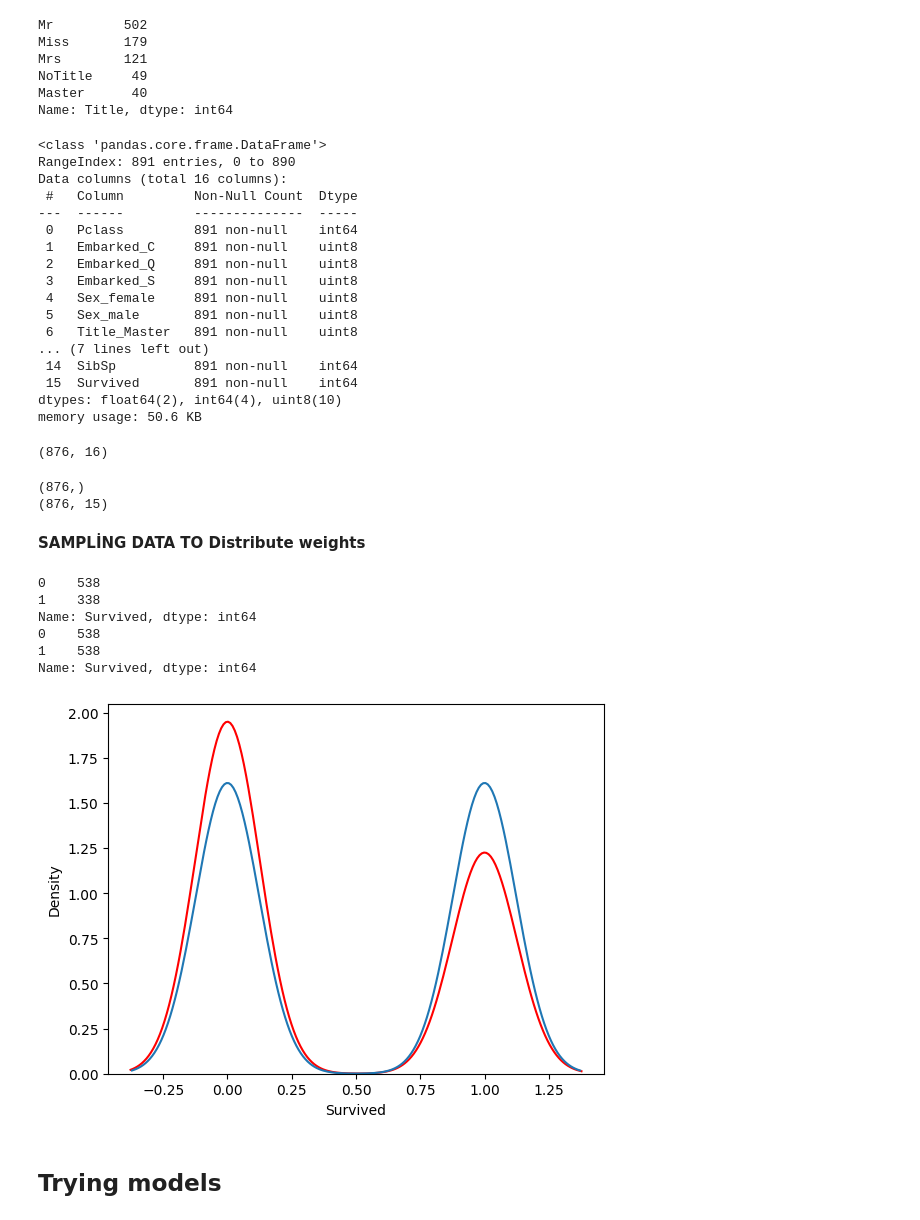
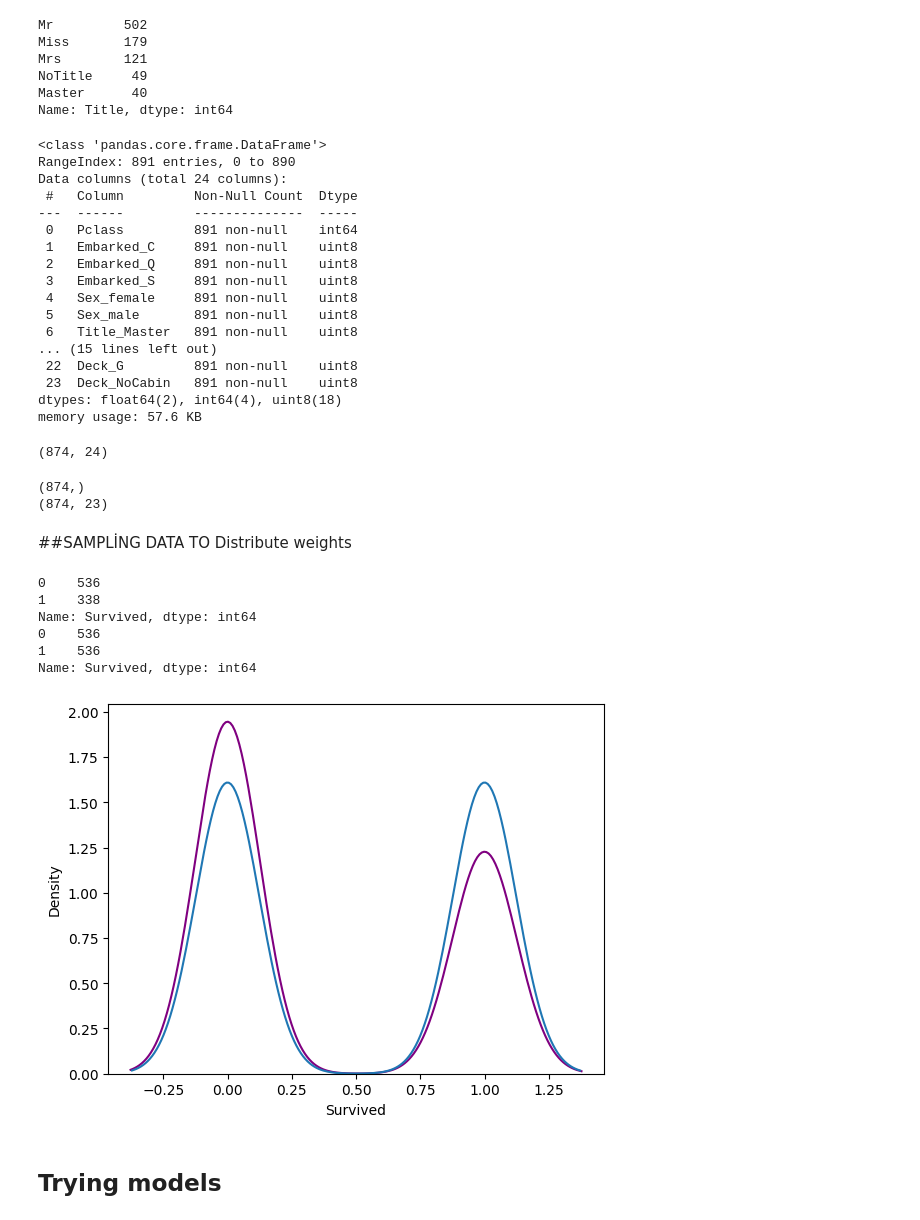
Before and after one commit to eren9677/Kaggle-Projects, a Jupyter notebook: notebook316fb25898 (2).ipynb, the cells around one changed output. Cells and saved outputs as stored; diff of their text form; code cells hidden in the pictures.

Commit message:
I considered to use cabin feature from dataset and try it out

```diff
--- a/notebook316fb25898 (2).ipynb
+++ b/notebook316fb25898 (2).ipynb
@@ -76,0 +79,12 @@ titanic_data.isnull().sum().to_frame()
+# %%
+
+cabin_data = titanic_data[['Cabin']].copy()
+cabin_data["Deck"] = cabin_data["Cabin"].str.slice(0,1)
+cabin_data['Deck'] = cabin_data['Deck'].apply(lambda x : x if x in ['A','B','C','D','E','F','G'] else 'NoCabin')
+
+cabin_data.drop(['Cabin'],axis=1,inplace=True)
+
+cabin_data.head(10)
+
+a = pd.get_dummies(cabin_data[['Deck']])
+a.head(10)
@@ -125,13 +152,13 @@ features = ['Age','Fare','Parch','SibSp','Survived']
 
 #differing categorical variables into diffrent columns to calculate better
 X = pd.get_dummies(titanic_data[['Embarked','Sex','Pclass','Title']])
-X = pd.concat([X,titanic_data[features]], axis=1)
+X = pd.concat([X,titanic_data[features],a], axis=1)
 
 X.info()
 # %% [output]
 <class 'pandas.core.frame.DataFrame'>
 RangeIndex: 891 entries, 0 to 890
-Data columns (total 16 columns):
+Data columns (total 24 columns):
  #   Column         Non-Null Count  Dtype
 ---  ------         --------------  -----
  0   Pclass         891 non-null    int64
@@ -141,11 +168,11 @@ Data columns (total 16 columns):
  4   Sex_female     891 non-null    uint8
  5   Sex_male       891 non-null    uint8
  6   Title_Master   891 non-null    uint8
-... (7 lines left out)
- 14  SibSp          891 non-null    int64
- 15  Survived       891 non-null    int64
-dtypes: float64(2), int64(4), uint8(10)
-memory usage: 50.6 KB
+... (15 lines left out)
+ 22  Deck_G         891 non-null    uint8
+ 23  Deck_NoCabin   891 non-null    uint8
+dtypes: float64(2), int64(4), uint8(18)
+memory usage: 57.6 KB
 # %%
 from sklearn.neighbors import LocalOutlierFactor
 
@@ -156,7 +183,7 @@ outliers = clf.fit_predict(X)
 train_data_cleaned = X[np.where(outliers == 1, True, False)]
 train_data_cleaned.shape
 # %% [output]
-(876, 16)
+(874, 24)
 # %%
 y = train_data_cleaned.Survived
 
@@ -165,31 +192,31 @@ X = train_data_cleaned.drop('Survived', axis = 1)
 print(y.shape)
 print(X.shape)
 # %% [output]
-(876,)
-(876, 15)
+(874,)
+(874, 23)
 # %% [markdown]
-**SAMPLİNG DATA TO Distribute weights**
+##SAMPLİNG DATA TO Distribute weights
 # %%
 from imblearn.over_sampling import SMOTE
 import seaborn as sns
 smote = SMOTE( random_state=42)
 
 print(y.value_counts())
 X_resampled, y_resampled = smote.fit_resample(X,y)
 print(y_resampled.value_counts())
 
-sns.kdeplot(y, label = "Original" , color = 'red')
+sns.kdeplot(y, label = "Original" , color = 'purple')
 sns.kdeplot(y_resampled, label = "Modified")
 X = X_resampled
 y = y_resampled
 # %% [output]
-0    538
+0    536
 1    338
 Name: Survived, dtype: int64
-0    538
-1    538
+0    536
+1    536
 Name: Survived, dtype: int64
-[figure, old version]
+[figure, new version]
 # %%
 #to standartilise our data
 from sklearn import preprocessing
```
Also changed, not shown: parts of 11 cells of this notebook, 1 other file.
